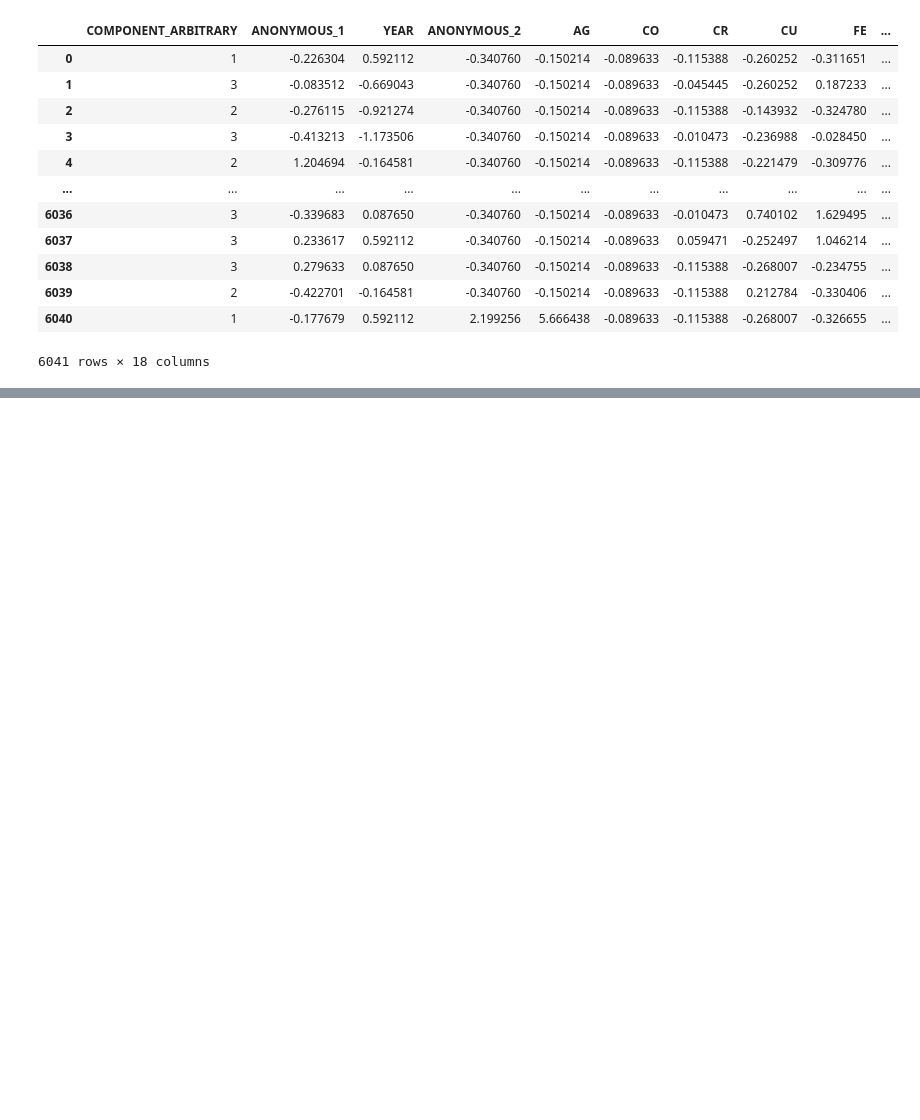
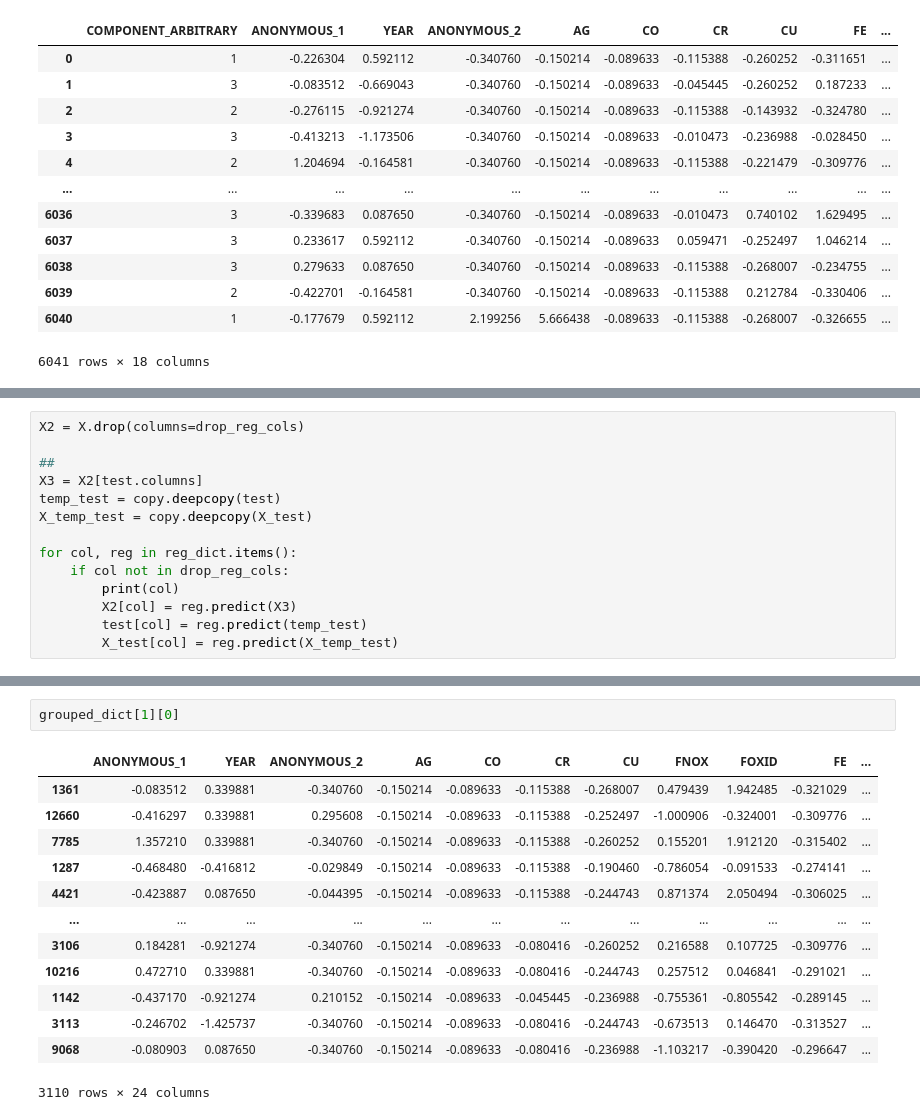
Before and after one commit to cswcjt/Dacon-Oil, a Jupyter notebook: test_win.ipynb, the cells around one changed output, grey strips where cells are left out. Drawn from its saved outputs; the diff is of its cells as text; blank space fills up the shorter version.

```diff
--- a/test_win.ipynb
+++ b/test_win.ipynb
@@ -283,0 +310,14 @@ test = test.drop(columns=drop_list_test)
+# %%
+X2 = X.drop(columns=drop_reg_cols)
+
+##
+X3 = X2[test.columns]
+temp_test = copy.deepcopy(test)
+X_temp_test = copy.deepcopy(X_test)
+
+for col, reg in reg_dict.items():
+    if col not in drop_reg_cols:
+        print(col)
+        X2[col] = reg.predict(X3)
+        test[col] = reg.predict(temp_test)
+        X_test[col] = reg.predict(X_temp_test)
@@ -284,2 +442,18 @@ test = test.drop(columns=drop_list_test)
+# %%
+grouped_dict[1][0]
+# %% [output]
+|  | ANONYMOUS_1 | YEAR | ANONYMOUS_2 | AG | CO | CR | CU | FNOX | FOXID | FE | ... |
+| 1361 | -0.083512 | 0.339881 | -0.340760 | -0.150214 | -0.089633 | -0.115388 | -0.268007 | 0.479439 | 1.942485 | -0.321029 | ... |
+| 12660 | -0.416297 | 0.339881 | 0.295608 | -0.150214 | -0.089633 | -0.115388 | -0.252497 | -1.000906 | -0.324001 | -0.309776 | ... |
+| 7785 | 1.357210 | 0.339881 | -0.340760 | -0.150214 | -0.089633 | -0.115388 | -0.260252 | 0.155201 | 1.912120 | -0.315402 | ... |
+| 1287 | -0.468480 | -0.416812 | -0.029849 | -0.150214 | -0.089633 | -0.115388 | -0.190460 | -0.786054 | -0.091533 | -0.274141 | ... |
+| 4421 | -0.423887 | 0.087650 | -0.044395 | -0.150214 | -0.089633 | -0.115388 | -0.244743 | 0.871374 | 2.050494 | -0.306025 | ... |
+| ... | ... | ... | ... | ... | ... | ... | ... | ... | ... | ... | ... |
+| 3106 | 0.184281 | -0.921274 | -0.340760 | -0.150214 | -0.089633 | -0.080416 | -0.260252 | 0.216588 | 0.107725 | -0.309776 | ... |
+| 10216 | 0.472710 | 0.339881 | -0.340760 | -0.150214 | -0.089633 | -0.080416 | -0.244743 | 0.257512 | 0.046841 | -0.291021 | ... |
+| 1142 | -0.437170 | -0.921274 | 0.210152 | -0.150214 | -0.089633 | -0.045445 | -0.236988 | -0.755361 | -0.805542 | -0.289145 | ... |
+| 3113 | -0.246702 | -1.425737 | -0.340760 | -0.150214 | -0.089633 | -0.080416 | -0.244743 | -0.673513 | 0.146470 | -0.313527 | ... |
+| 9068 | -0.080903 | 0.087650 | -0.340760 | -0.150214 | -0.089633 | -0.080416 | -0.236988 | -1.103217 | -0.390420 | -0.296647 | ... |
+3110 rows × 24 columns
 # %%
 test
```
Also changed, not shown: parts of 56 cells of this notebook.
